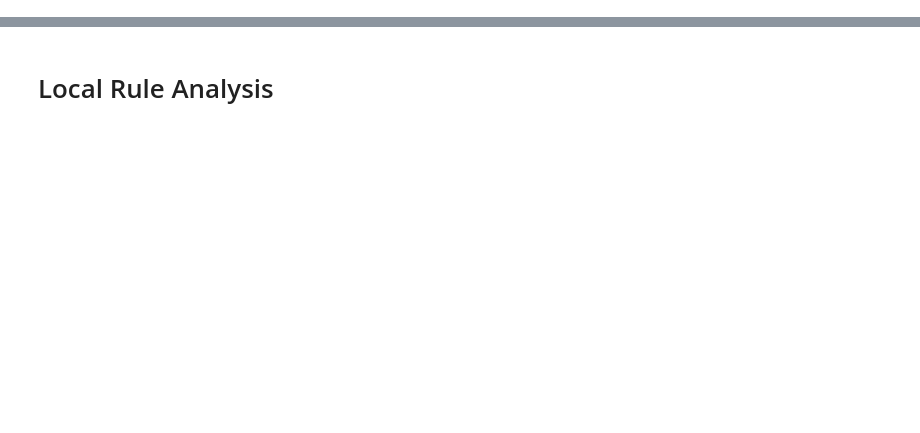
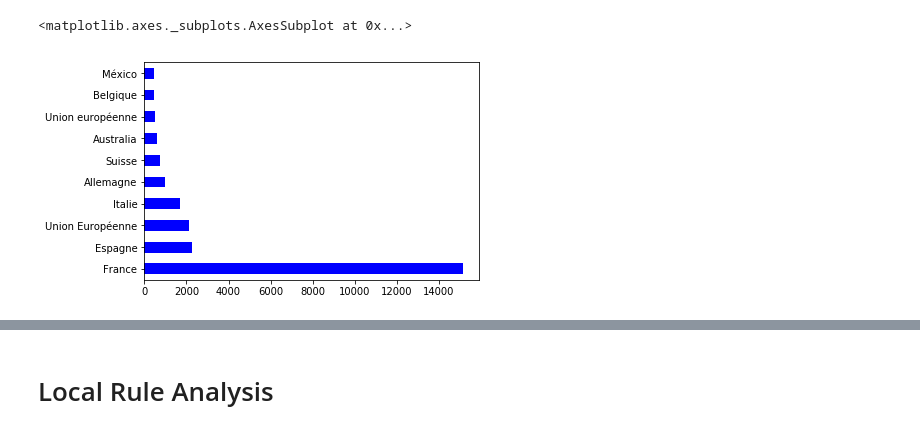
Before and after one commit to lanzrein/ada_project, a Jupyter notebook: JupiterAllmightyMicron.ipynb, the cells around one changed output, grey strips where cells are left out. Drawn from its saved outputs; the diff is of its cells as text; code cells hidden in the pictures; blank space fills up the shorter version.

```diff
--- a/JupiterAllmightyMicron.ipynb
+++ b/JupiterAllmightyMicron.ipynb
@@ -31,3 +90,8 @@ dtype: object
+# %%
+data_origins_exploded.value_counts().head(10).plot(kind='barh',color='b')
+# %% [output]
+<matplotlib.axes._subplots.AxesSubplot at 0x...>
+[figure, added]
 # %%
 data_labels_exploded.value_counts().head(10).plot(kind='barh',color='b')
 plt.show()
```
Also changed, not shown: parts of 31 cells of this notebook.
